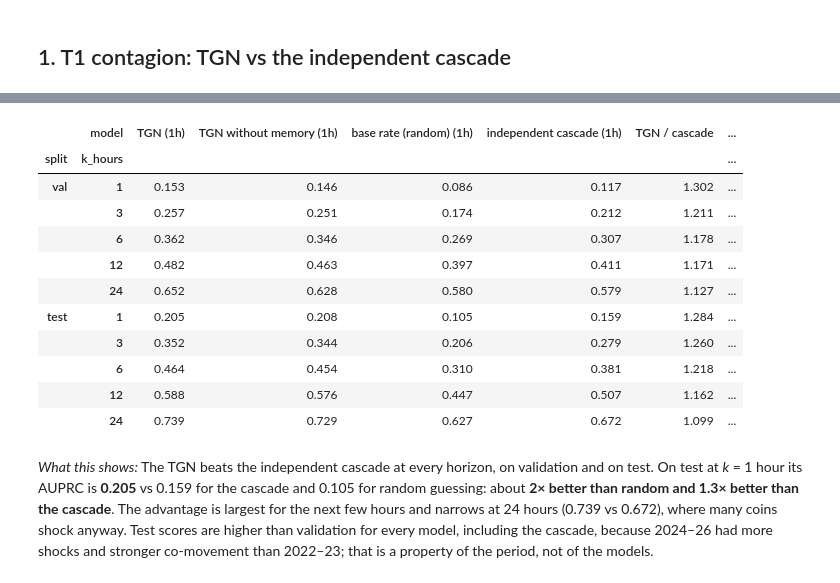
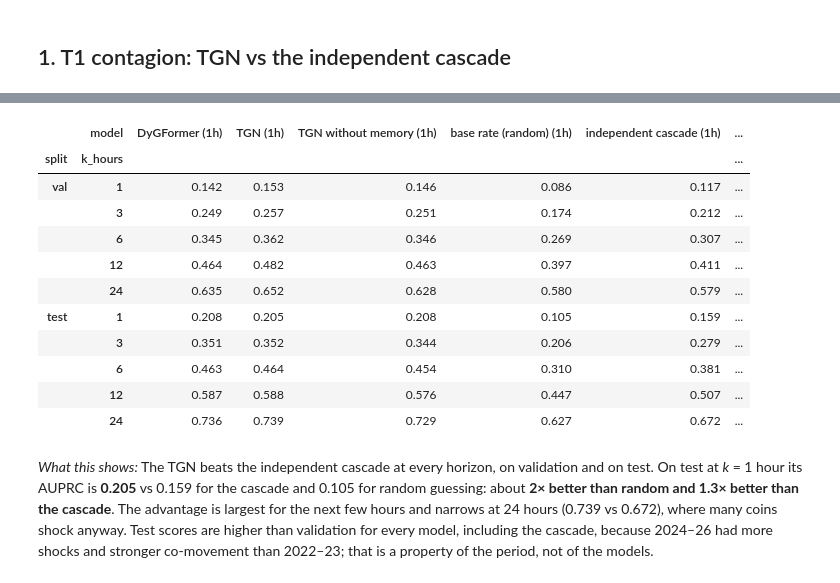
Before and after one commit to da-ksh-esh/CryptoGraph, a Jupyter notebook: notebooks/03_models_vs_baselines.ipynb, the cells around one changed output, grey strips where cells are left out. Saved outputs shown, nothing was run; the diff lists cells and outputs as text; code cells hidden in the pictures.

```diff
--- a/notebooks/03_models_vs_baselines.ipynb
+++ b/notebooks/03_models_vs_baselines.ipynb
@@ -41,7 +46,8 @@ pio.templates.default = "plotly_dark"
 V2 = "../data/processed/v2"
 RUNS = Path("../runs")
 K = [1, 3, 6, 12, 24]
-FINAL = {"TGN (1h)": "tgn_1h_final_v2", "TGN without memory (1h)": "tgn_1h_nomem_final_v3", "TGN (2h)": "tgn_2h_final_v2"}
+FINAL = {"TGN (1h)": "tgn_1h_final_v2", "TGN without memory (1h)": "tgn_1h_nomem_final_v3", "TGN (2h)": "tgn_2h_final_v2",
+         "DyGFormer (1h)": "dygformer_1h_final"}
 
 runs = pd.read_csv(RUNS / "results.csv")
 runs = runs[runs["status"] == "ok"]
@@ -99,45 +104,46 @@ def model_rows(exp, label, res):
         for k in K:
             v = np.array([m.get(f"{split}_auprc_k{k}h", np.nan) for m in ms], float)
             if np.isfinite(v).any():
                 rows.append({"model": label, "resolution": res, "split": split, "k_hours": k,
                              "auprc": np.nanmean(v), "std": np.nanstd(v, ddof=1), "seeds": int(np.isfinite(v).sum())})
     return rows
 
 rows = []
 for label, exp in FINAL.items():
     rows += model_rows(exp, label, "2h" if "2h" in exp else "1h")
 for res in ("1h", "2h"):
     for name, lab in (("independent cascade", "independent cascade"), ("receiver base rate", "base rate (random)")):
         c = cas[(cas["resolution"] == res) & (cas["model"] == name) & (cas["split"] != "train")]
         rows += [{"model": f"{lab} ({res})", "resolution": res, "split": r.split, "k_hours": r.k_hours,
                   "auprc": r.positive_rate if lab.startswith("base") else r.auprc, "std": 0.0, "seeds": 0}
                  for r in c.itertuples()]
 t1 = pd.DataFrame(rows)
 r1 = t1[t1["resolution"] == "1h"]
 fig = px.line(r1, x="k_hours", y="auprc", color="model", error_y="std", facet_col="split", markers=True, log_x=True,
               category_orders={"split": ["val", "test"]},
               title="T1 contagion, 1h: AUPRC by horizon (TGN: mean ± std over 5 seeds)")
 fig.update_xaxes(tickvals=K, title="k (hours)")
 fig.update_layout(height=430)
 fig.show()
 tab = r1.pivot_table(index=["split", "k_hours"], columns="model", values="auprc")
 tab["TGN / cascade"] = tab["TGN (1h)"] / tab["independent cascade (1h)"]
 tab["TGN / random"] = tab["TGN (1h)"] / tab["base rate (random) (1h)"]
+tab["DyGFormer / cascade"] = tab["DyGFormer (1h)"] / tab["independent cascade (1h)"]
 display(tab.round(3).loc[["val", "test"]])
 # %% [output]
 [interactive output not drawn]
-|  | model | TGN (1h) | TGN without memory (1h) | base rate (random) (1h) | independent cascade (1h) | TGN / cascade | ... |
+|  | model | DyGFormer (1h) | TGN (1h) | TGN without memory (1h) | base rate (random) (1h) | independent cascade (1h) | ... |
 | split | k_hours |  |  |  |  |  | ... |
-| val | 1 | 0.153 | 0.146 | 0.086 | 0.117 | 1.302 | ... |
-|  | 3 | 0.257 | 0.251 | 0.174 | 0.212 | 1.211 | ... |
-|  | 6 | 0.362 | 0.346 | 0.269 | 0.307 | 1.178 | ... |
-|  | 12 | 0.482 | 0.463 | 0.397 | 0.411 | 1.171 | ... |
-|  | 24 | 0.652 | 0.628 | 0.580 | 0.579 | 1.127 | ... |
-| test | 1 | 0.205 | 0.208 | 0.105 | 0.159 | 1.284 | ... |
-|  | 3 | 0.352 | 0.344 | 0.206 | 0.279 | 1.260 | ... |
-|  | 6 | 0.464 | 0.454 | 0.310 | 0.381 | 1.218 | ... |
-|  | 12 | 0.588 | 0.576 | 0.447 | 0.507 | 1.162 | ... |
-|  | 24 | 0.739 | 0.729 | 0.627 | 0.672 | 1.099 | ... |
+| val | 1 | 0.142 | 0.153 | 0.146 | 0.086 | 0.117 | ... |
+|  | 3 | 0.249 | 0.257 | 0.251 | 0.174 | 0.212 | ... |
+|  | 6 | 0.345 | 0.362 | 0.346 | 0.269 | 0.307 | ... |
+|  | 12 | 0.464 | 0.482 | 0.463 | 0.397 | 0.411 | ... |
+|  | 24 | 0.635 | 0.652 | 0.628 | 0.580 | 0.579 | ... |
+| test | 1 | 0.208 | 0.205 | 0.208 | 0.105 | 0.159 | ... |
+|  | 3 | 0.351 | 0.352 | 0.344 | 0.206 | 0.279 | ... |
+|  | 6 | 0.463 | 0.464 | 0.454 | 0.310 | 0.381 | ... |
+|  | 12 | 0.587 | 0.588 | 0.576 | 0.447 | 0.507 | ... |
+|  | 24 | 0.736 | 0.739 | 0.729 | 0.627 | 0.672 | ... |
 # %% [markdown]
 *What this shows:* The TGN beats the independent cascade at every horizon, on validation and on test. On test at *k* = 1 hour its
 AUPRC is **0.205** vs 0.159 for the cascade and 0.105 for random guessing: about **2× better than random and 1.3×
```
Also changed, not shown: parts of 20 cells of this notebook, 12 other files.
